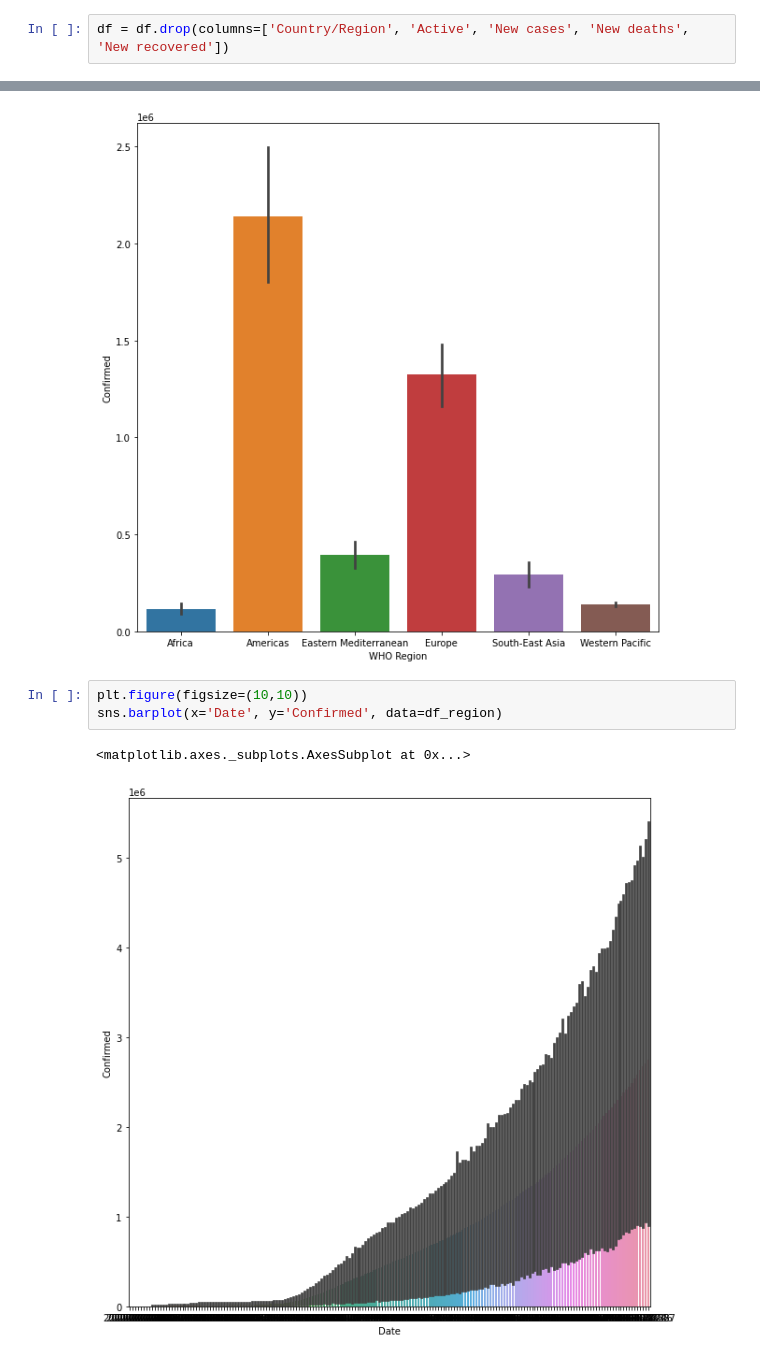
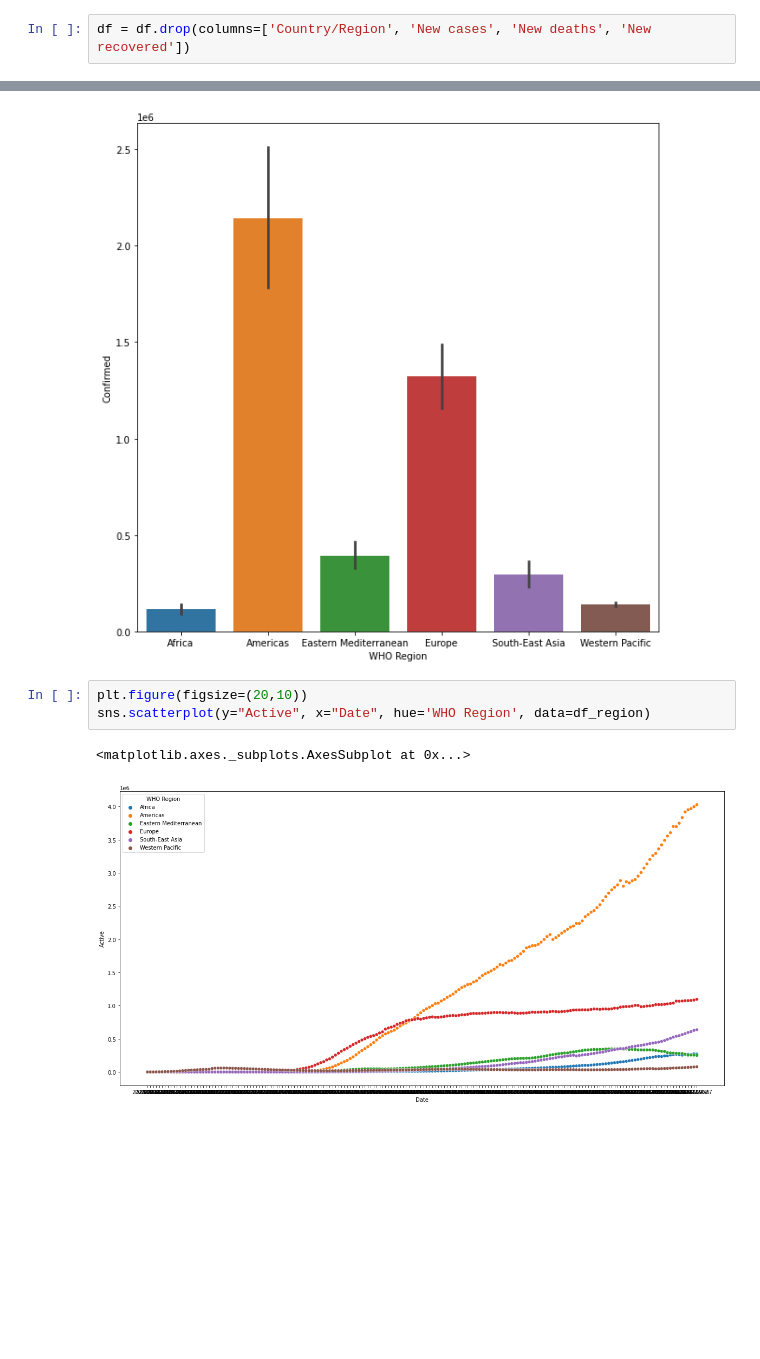
Before and after one commit to gabrielcgo/PROJETOBLUESUB, a Jupyter notebook: notebooks/work/Análise_Explanatória_COVID19.ipynb, the cells around one changed output, grey strips where cells are left out. Drawn from its saved outputs; the diff is of its cells as text; blank space fills up the shorter version.

Commit message:
Gráficos mais consistentes, reinserida a coluna 'Active'

```diff
--- a/notebooks/work/Análise_Explanatória_COVID19.ipynb
+++ b/notebooks/work/Análise_Explanatória_COVID19.ipynb
@@ -58,7 +58,7 @@ dtype: int64
 # %% [markdown]
 # Mineração de dados
 # %%
-df = df.drop(columns=['Country/Region', 'Active', 'New cases', 'New deaths', 'New recovered'])
+df = df.drop(columns=['Country/Region', 'New cases', 'New deaths', 'New recovered'])
 # %%
 df.head()
 # %% [output]
@@ -144,8 +155,8 @@ sns.barplot(x='WHO Region', y='Confirmed', data=df_region)
 <matplotlib.axes._subplots.AxesSubplot at 0x...>
 [figure]
 # %%
-plt.figure(figsize=(10,10))
-sns.barplot(x='Date', y='Confirmed', data=df_region)
+plt.figure(figsize=(20,10))
+sns.scatterplot(y="Active", x="Date", hue='WHO Region', data=df_region)
 # %% [output]
 <matplotlib.axes._subplots.AxesSubplot at 0x...>
-[figure, old version]
+[figure, new version]
```
Also changed, not shown: parts of 7 cells of this notebook.
